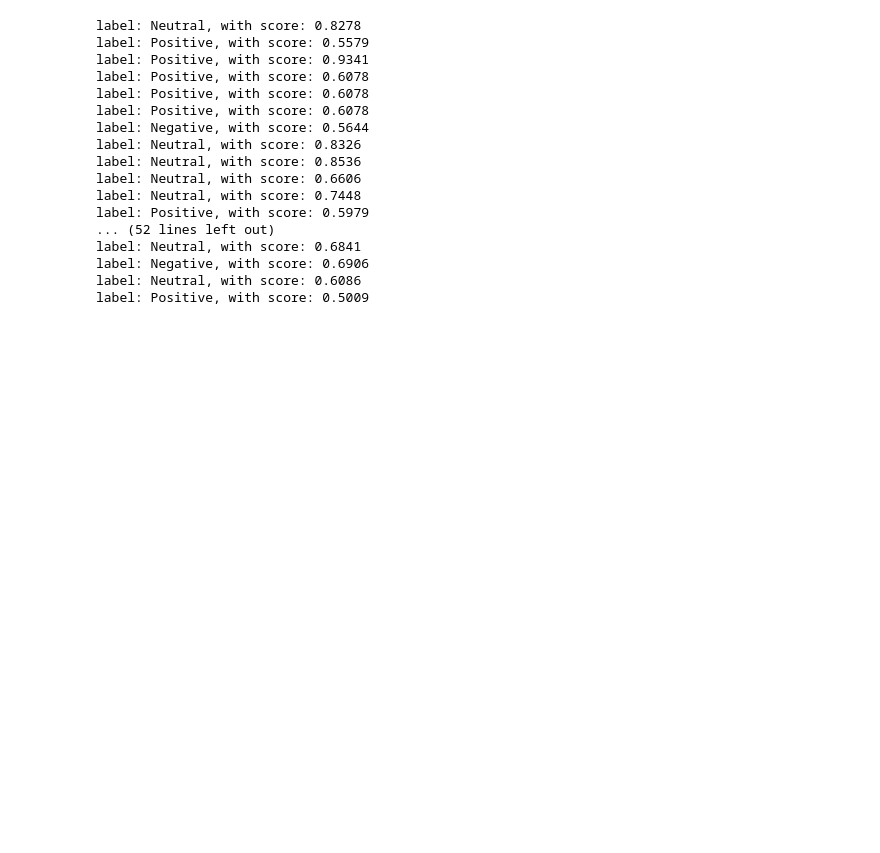
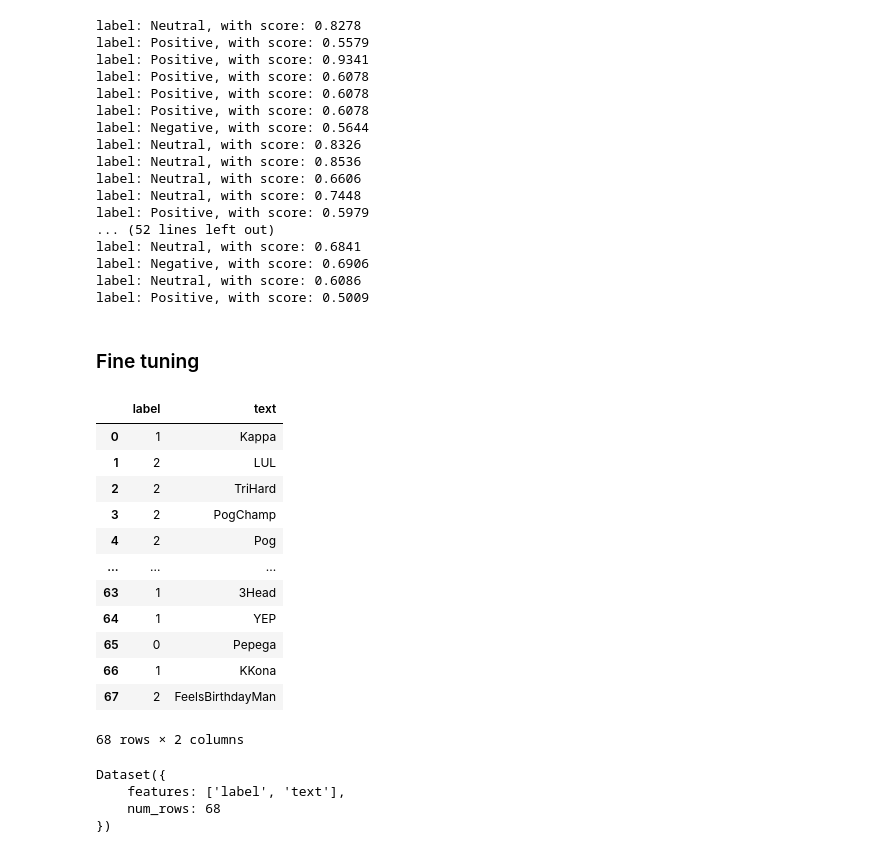
Before and after one commit to asimmeth/Twitch-Chat-Sentiment-Analyzer, a Jupyter notebook: notebooks/huggingface_sentiment_analysis.ipynb, the cells around one changed output. Saved outputs shown, nothing was run; the diff lists cells and outputs as text; code cells hidden in the pictures; blank space fills up the shorter version.

Commit message:
Adding first draft of fine-tuned BERT notebook

```diff
--- a/notebooks/huggingface_sentiment_analysis.ipynb
+++ b/notebooks/huggingface_sentiment_analysis.ipynb
@@ -87,3 +98,23 @@ label: Positive, with score: 0.5009
 text_df['BERT_polarity'] = list_polarity_label
 # %%
 text_df.to_csv('../data/Fact tables/EmoteFactTable_BERT.csv')
+# %% [markdown]
+### Fine tuning
+# %%
+train_data = pd.read_csv('../data/processed/BERT_training.csv')
+# %%
+train_data
+# %% [output]
+|  | label | text |
+| 0 | 1 | Kappa |
+| 1 | 2 | LUL |
+| 2 | 2 | TriHard |
+| 3 | 2 | PogChamp |
+| 4 | 2 | Pog |
+| ... | ... | ... |
+| 63 | 1 | 3Head |
+| 64 | 1 | YEP |
+| 65 | 0 | Pepega |
+| 66 | 1 | KKona |
+| 67 | 2 | FeelsBirthdayMan |
+68 rows × 2 columns
@@ -89,0 +127,7 @@ text_df.to_csv('../data/Fact tables/EmoteFactTable_BERT.csv')
+# %%
+bert_dataset
+# %% [output]
+Dataset({
+    features: ['label', 'text'],
+    num_rows: 68
+})
```
Also changed, not shown: parts of 31 cells of this notebook, 1 other file.
